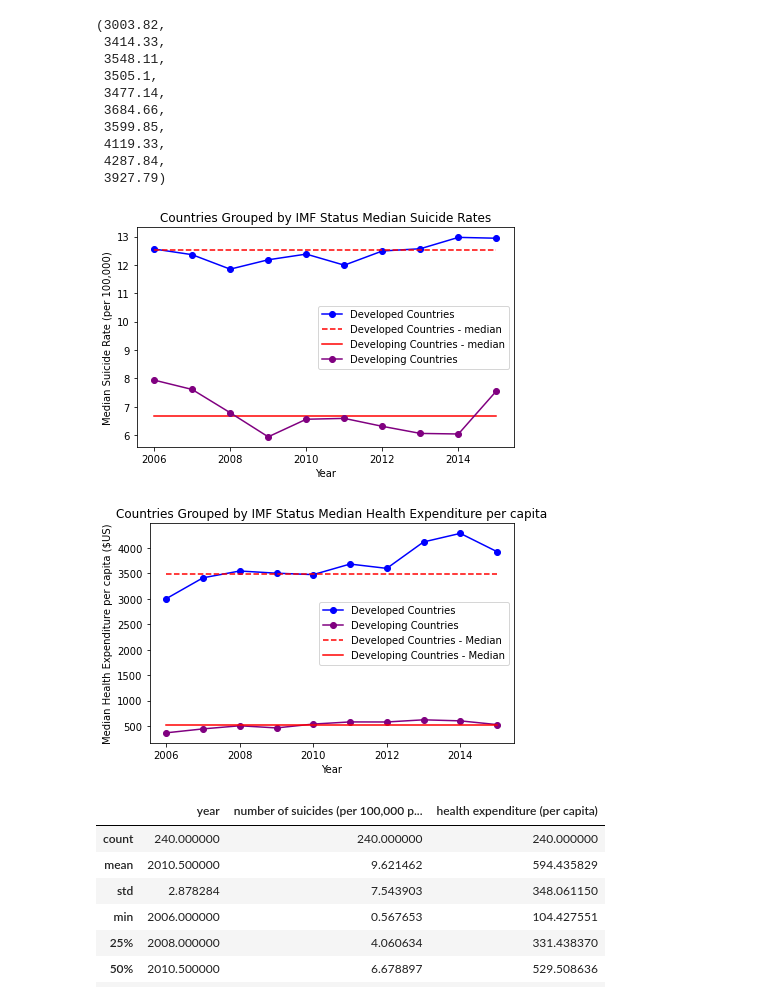
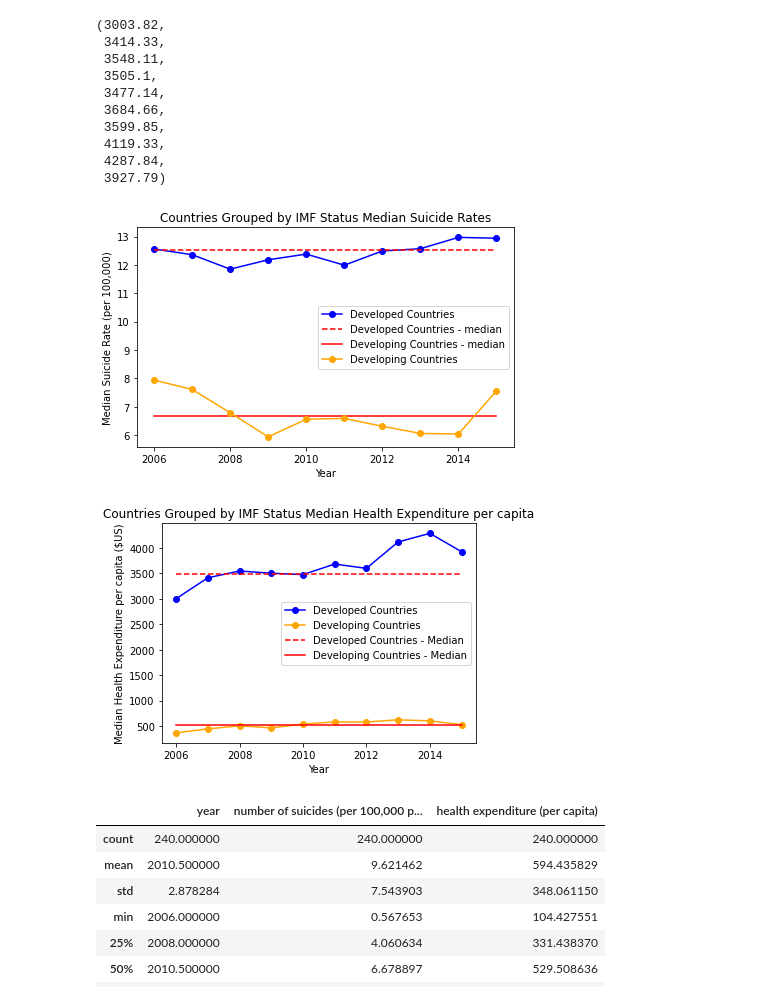
Before and after one commit to jfield24/Project-1, a Jupyter notebook: descriptives_data.ipynb, the cells around one changed output. Drawn from its saved outputs; the diff is of its cells as text; code cells hidden in the pictures.

Commit message:
cleaning notes in descriptives.ipynb and colour change to graphs

```diff
--- a/descriptives_data.ipynb
+++ b/descriptives_data.ipynb
@@ -927,7 +925,7 @@ y4 = [12.53,12.53,12.53,12.53,12.53,12.53,12.53,12.53,12.53,12.53]
 plt.plot(x4, y4, label = "Developed Countries - median", linestyle='dashed',  color='red')
 plt.plot(x3, y3, label = "Developing Countries - median", color='red')
 # plotting the line 2 points
-plt.plot(x2, y2, label = "Developing Countries", marker='o', color='purple')
+plt.plot(x2, y2, label = "Developing Countries", marker='o', color='orange')
 plt.xlabel('Year')
 # Set the y axis label of the current axis.
 plt.ylabel('Median Suicide Rate (per 100,000)')
@@ -941,41 +939,41 @@ plt.tight_layout()
 plt.savefig('./images/IMFgrp_SR_line.png')
 plt.show()
 # %% [output]
-[figure, old version]
+[figure, new version]
 # %%
 # plot developed countries HEx line
 x3 = [2006, 2007, 2008, 2009, 2010, 2011, 2012, 2013, 2014, 2015]
 y3 = [3003.82, 3414.33, 3548.11, 3505.1, 3477.14, 3684.66, 3599.85, 4119.33, 4287.84, 3927.79]
 plt.plot(x3, y3, label = "Developed Countries", marker="o", color='blue')
 # plot developing countries HEx  line
 x4 = [2006, 2007, 2008, 2009, 2010, 2011, 2012, 2013, 2014, 2015]
 y4 = [367.01, 444.45, 505.56, 463.51, 539.16, 581.24, 580.25, 622.7, 602.35, 528.68]
 # mean line for dev countries HEx
 x5 = [2006, 2007, 2008, 2009, 2010, 2011, 2012, 2013, 2014, 2015]
 y5 = [529.51, 529.51, 529.51, 529.51, 529.51, 529.51, 529.51, 529.51, 529.51, 529.51]
 # mean line for dev countries HEx
 x6 = [2006, 2007, 2008, 2009, 2010, 2011, 2012, 2013, 2014, 2015]
 y6 = [3497.42, 3497.42, 3497.42, 3497.42, 3497.42, 3497.42, 3497.42, 3497.42, 3497.42, 3497.42]
 # plotting the line devling HEx points
-plt.plot(x4, y4, label = "Developing Countries", marker="o", color ='purple')
+plt.plot(x4, y4, label = "Developing Countries", marker="o", color ='orange')
 # plotting the line devling mean HEx points
 plt.plot(x6, y6, label = "Developed Countries - Median", linestyle='dashed', color='red')
 plt.plot(x5, y5, label = "Developing Countries - Median", color='red')
 plt.xlabel('Year')
 # Set the y axis label of the current axis.
 plt.ylabel('Median Health Expenditure per capita ($US)')
 # Set a title of the current axes.
 plt.title('Countries Grouped by IMF Status Median Health Expenditure per capita')
 
 # show a legend on the plot
 plt.legend()
 # Display a figure.
 
 plt.tight_layout()
 plt.savefig('./images/IMFgrp_HEx_line.png')
 plt.show()
 # %% [output]
-[figure, old version]
+[figure, new version]
 # %%
 #get decriptives of developing countries
 developing_descriptives = developing.describe()
```
Also changed, not shown: parts of 7 cells of this notebook, 8 other files.
